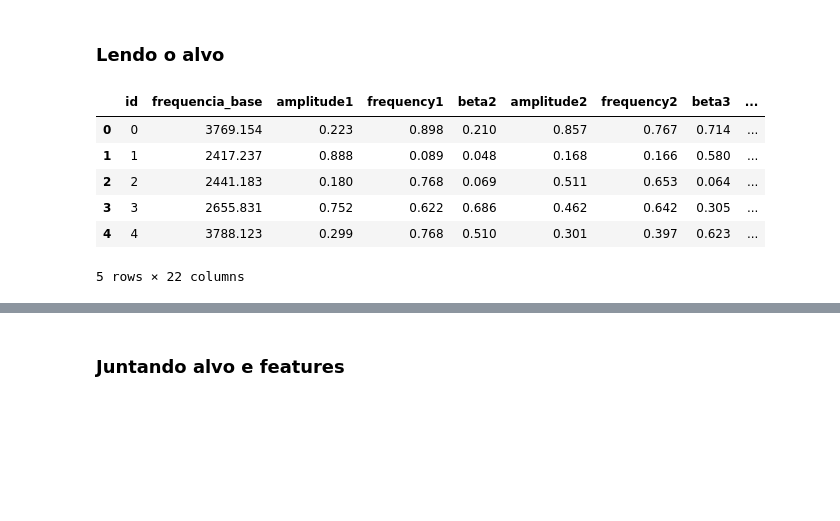
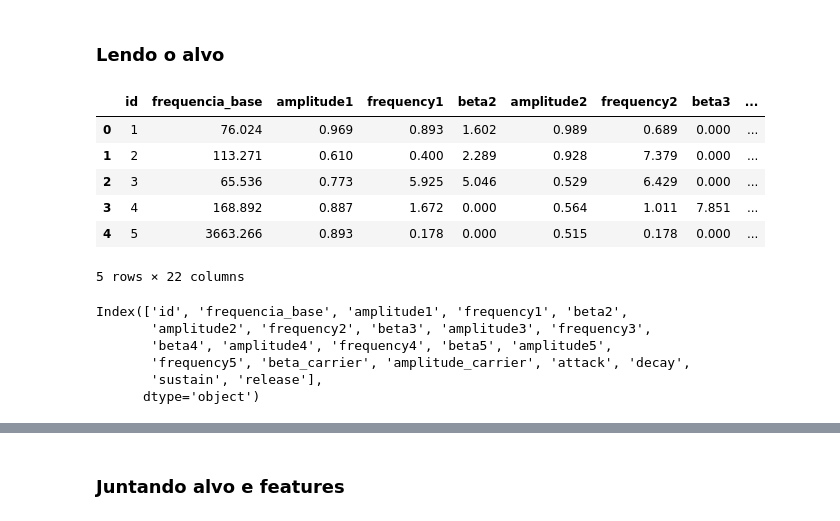
Before and after one commit to sergiorochasilva/fmsynth, a Jupyter notebook: model_conv_1_sec_v1_0.ipynb, the cells around one changed output, grey strips where cells are left out. Saved outputs shown, nothing was run; the diff lists cells and outputs as text; code cells hidden in the pictures; blank space fills up the shorter version.

```diff
--- a/model_conv_1_sec_v1_0.ipynb
+++ b/model_conv_1_sec_v1_0.ipynb
@@ -17,9 +17,10 @@ from fm_synth import FMSynth, SAMPLE_RATE
 # %% [markdown]
 ### Rodando aleatoriamente e salvando o resultado
 # %%
-duracao_amostras = 1
-tamanho_dataset = 20000
+duracao_amostras = 4
+tamanho_dataset = 5000
 precisao_decimal = 3
+base_path = 'dataset_big2'
 # %% [markdown]
 ## Lendo o dataset no formato pandas
 # %% [markdown]
@@ -44,22 +45,32 @@ samples.head()
 # %% [markdown]
 ### Lendo o alvo
 # %%
-with open("dataset_big/parameters.json", "r") as f:
+with open(f"{base_path}/parameters.json", "r") as f:
     target = f.read()
 
 target = json.loads(target)
 target = target[:tamanho_dataset]
 
 target = pd.DataFrame(target)
 target.head()
 # %% [output]
 |  | id | frequencia_base | amplitude1 | frequency1 | beta2 | amplitude2 | frequency2 | beta3 | ... |
-| 0 | 0 | 3769.154 | 0.223 | 0.898 | 0.210 | 0.857 | 0.767 | 0.714 | ... |
-| 1 | 1 | 2417.237 | 0.888 | 0.089 | 0.048 | 0.168 | 0.166 | 0.580 | ... |
-| 2 | 2 | 2441.183 | 0.180 | 0.768 | 0.069 | 0.511 | 0.653 | 0.064 | ... |
-| 3 | 3 | 2655.831 | 0.752 | 0.622 | 0.686 | 0.462 | 0.642 | 0.305 | ... |
-| 4 | 4 | 3788.123 | 0.299 | 0.768 | 0.510 | 0.301 | 0.397 | 0.623 | ... |
+| 0 | 1 | 76.024 | 0.969 | 0.893 | 1.602 | 0.989 | 0.689 | 0.000 | ... |
+| 1 | 2 | 113.271 | 0.610 | 0.400 | 2.289 | 0.928 | 7.379 | 0.000 | ... |
+| 2 | 3 | 65.536 | 0.773 | 5.925 | 5.046 | 0.529 | 6.429 | 0.000 | ... |
+| 3 | 4 | 168.892 | 0.887 | 1.672 | 0.000 | 0.564 | 1.011 | 7.851 | ... |
+| 4 | 5 | 3663.266 | 0.893 | 0.178 | 0.000 | 0.515 | 0.178 | 0.000 | ... |
 5 rows × 22 columns
+# %%
+# Imprimindo o nome das colunas
+print(target.columns)
+# %% [output]
+Index(['id', 'frequencia_base', 'amplitude1', 'frequency1', 'beta2',
+       'amplitude2', 'frequency2', 'beta3', 'amplitude3', 'frequency3',
+       'beta4', 'amplitude4', 'frequency4', 'beta5', 'amplitude5',
+       'frequency5', 'beta_carrier', 'amplitude_carrier', 'attack', 'decay',
+       'sustain', 'release'],
+      dtype='object')
 # %%
 target = target.drop(columns=["id"])
 target.head()
```
Also changed, not shown: parts of 27 cells of this notebook, 11 other files.
